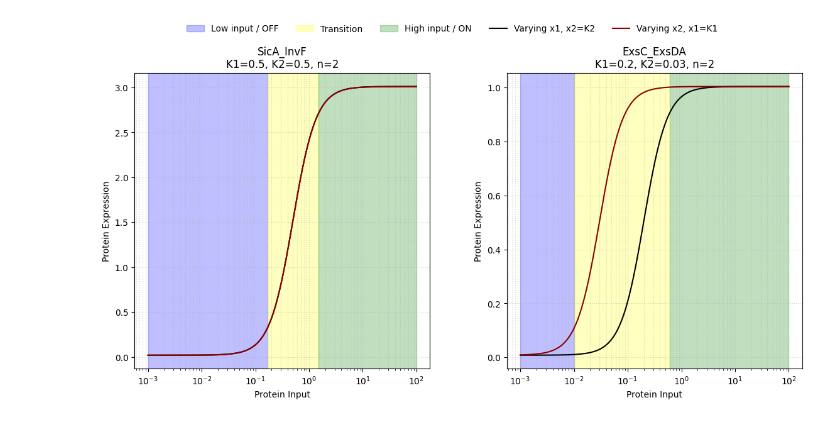
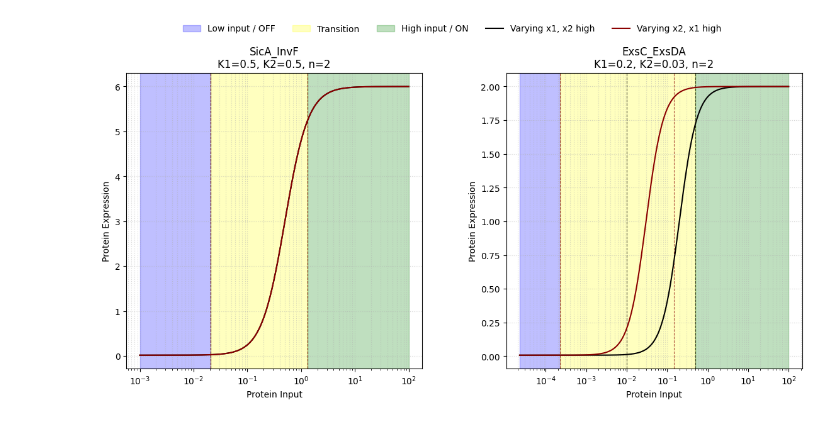
Before and after one commit to shruthir1/EE195_Research, a Jupyter notebook: library/AND_gate/graphingAND.ipynb, the cells around one changed output. Cells and saved outputs as stored; diff of their text form; code cells hidden in the pictures.

Commit message:
asked claude to create a slope threshold for AND graphs - need to re-do this code

```diff
--- a/library/AND_gate/graphingAND.ipynb
+++ b/library/AND_gate/graphingAND.ipynb
@@ -3,48 +3,70 @@ import matplotlib.pyplot as plt
 import numpy as np
 import pandas as pd
 
-# Each row contains one AND gate and its parameters.
+# for the AND graphs
+    # ON is defined by: (x1 > IH1 AND x2 > IH2)
+    # OFF is defined by: (x1 < IL1 OR x2 < IL2)
+    # transition is defined by: (IL < x < IH) for the inputs
+    # the AND csv has no IL/IH, so we compute them from the SLOPE of the curve:
+    #   IL = x where the slope rises through 1 (flat OFF zone -> steep transition zone)
+    #   IH = x where the slope falls back through 1 (steep transition zone -> flat ON zone)
+    # if both x1 and x2 -> 0, the output is (ymin) low
+    # if both x1 and x2 -> infinity, the output is (ymax) high
+# the AND gate equation: ymin + (ymax-ymin) * (x1^n / (K1^n + x1^n)) * (x2^n / (K2^n + x2^n))
+#if slope is linear: transition region
+
+
+
+def slope_thresholds(K, n, ymin, ymax):
+    A = ymax - ymin
+    x = np.logspace(np.log10(K) - 6, np.log10(K) + 6, 200_001)   # fine log-spaced grid around K
+    steep = A * n * K**n * x**(n - 1) / (K**n + x**n) ** 2 > 1    # True where slope > 1
+    edges = np.flatnonzero(np.diff(steep.astype(int)))            # indices where it flips
+    if len(edges) < 2:
+        raise ValueError(f"slope never exceeds 1 (K={K}, n={n}, ymin={ymin}, ymax={ymax})")
+    return x[edges[0] + 1], x[edges[-1]]     # first flip = IL, last flip = IH
+
+
 file = pd.read_csv("parsed_Eco3C3G3T3.csv")
 file = file[file["type"] == "AND"].reset_index(drop=True)
 if file.empty:
     raise ValueError("The CSV contains no AND gates to plot.")
 
 fig, axes = plt.subplots(1, len(file), figsize=(6 * len(file), 6), squeeze=False)
-x = np.logspace(-3, 2, 400)
 
 for index, row in file.iterrows():
     axis = axes.flat[index]
     ymin, ymax = row["ymin"], row["ymax"]
     k1, k2, n = row["K1"], row["K2"], row["n"]
 
-    # The bands approximate the transition range across both input thresholds.
-    transition_factor = 9 ** (1 / n)
-    transition_min = min(k1, k2) / transition_factor
-    transition_max = max(k1, k2) * transition_factor
-    axis.axvspan(
-        x.min(), transition_min, color="blue", alpha=0.25,
-        label="Low input / OFF" if index == 0 else None,
-    )
-    axis.axvspan(
-        transition_min, transition_max, color="yellow", alpha=0.25,
-        label="Transition" if index == 0 else None,
-    )
-    axis.axvspan(
-        transition_max, x.max(), color="green", alpha=0.25,
-        label="High input / ON" if index == 0 else None,
-    )
+    # slope-based thresholds for each input
+    il1, ih1 = slope_thresholds(k1, n, ymin, ymax)
+    il2, ih2 = slope_thresholds(k2, n, ymin, ymax)
 
-    # Vary one input while holding the other at its half-response value.
-    y_x1 = ymin + (ymax - ymin) * (x**n / (k1**n + x**n)) * 0.5
-    y_x2 = ymin + (ymax - ymin) * 0.5 * (x**n / (k2**n + x**n))
-    axis.plot(
-        x, y_x1, color="black", linewidth=1.5,
-        label="Varying x1, x2=K2", zorder=2,
-    )
-    axis.plot(
-        x, y_x2, color="darkred", linewidth=1.5,
-        label="Varying x2, x1=K1", zorder=2,
-    )
+    # one shaded band covering both inputs' transition zones
+    transition_min = min(il1, il2)
+    transition_max = max(ih1, ih2)
+
+    # x range per gate, wide enough to include the thresholds
+    x = np.logspace(np.log10(min(1e-3, transition_min / 10)),
+                    np.log10(max(1e2, transition_max * 10)), 400)
+
+    axis.axvspan(x.min(), transition_min, color="blue", alpha=0.25,
+                 label="Low input / OFF" if index == 0 else None)
+    axis.axvspan(transition_min, transition_max, color="yellow", alpha=0.25,
+                 label="Transition" if index == 0 else None)
+    axis.axvspan(transition_max, x.max(), color="green", alpha=0.25,
+                 label="High input / ON" if index == 0 else None)
+
+    # dashed lines at each input's own IL / IH (black = x1, red = x2)
+    for val, color in ((il1, "black"), (ih1, "black"), (il2, "darkred"), (ih2, "darkred")):
+        axis.axvline(val, color=color, linestyle="--", linewidth=0.8, alpha=0.7)
+
+    # each input's curve with the other input fully on
+    y_x1 = ymin + (ymax - ymin) * (x**n / (k1**n + x**n))
+    y_x2 = ymin + (ymax - ymin) * (x**n / (k2**n + x**n))
+    axis.plot(x, y_x1, color="black", linewidth=1.5, label="Varying x1, x2 high", zorder=2)
+    axis.plot(x, y_x2, color="darkred", linewidth=1.5, label="Varying x2, x1 high", zorder=2)
 
     axis.set_xscale("log")
     axis.set_box_aspect(1)
@@ -52,11 +74,9 @@ for index, row in file.iterrows():
     axis.set_xlabel("Protein Input")
     axis.set_ylabel("Protein Expression")
     axis.grid(True, which="both", linestyle=":", alpha=0.5)
+    print(row["name"], f"x1: IL={il1:.4g} IH={ih1:.4g} | x2: IL={il2:.4g} IH={ih2:.4g}")
 
-fig.legend(
-    *axes.flat[0].get_legend_handles_labels(),
-    loc="upper center", ncol=5, frameon=False,
-)
+fig.legend(*axes.flat[0].get_legend_handles_labels(), loc="upper center", ncol=5, frameon=False)
 plt.tight_layout(rect=(0, 0, 1, 0.92))
 plt.show()
 # %% [output]
@@ -63 +85 @@ plt.show()
-[figure, old version]
+[figure, new version]
```
Also changed, not shown: parts of 1 cell of this notebook.
